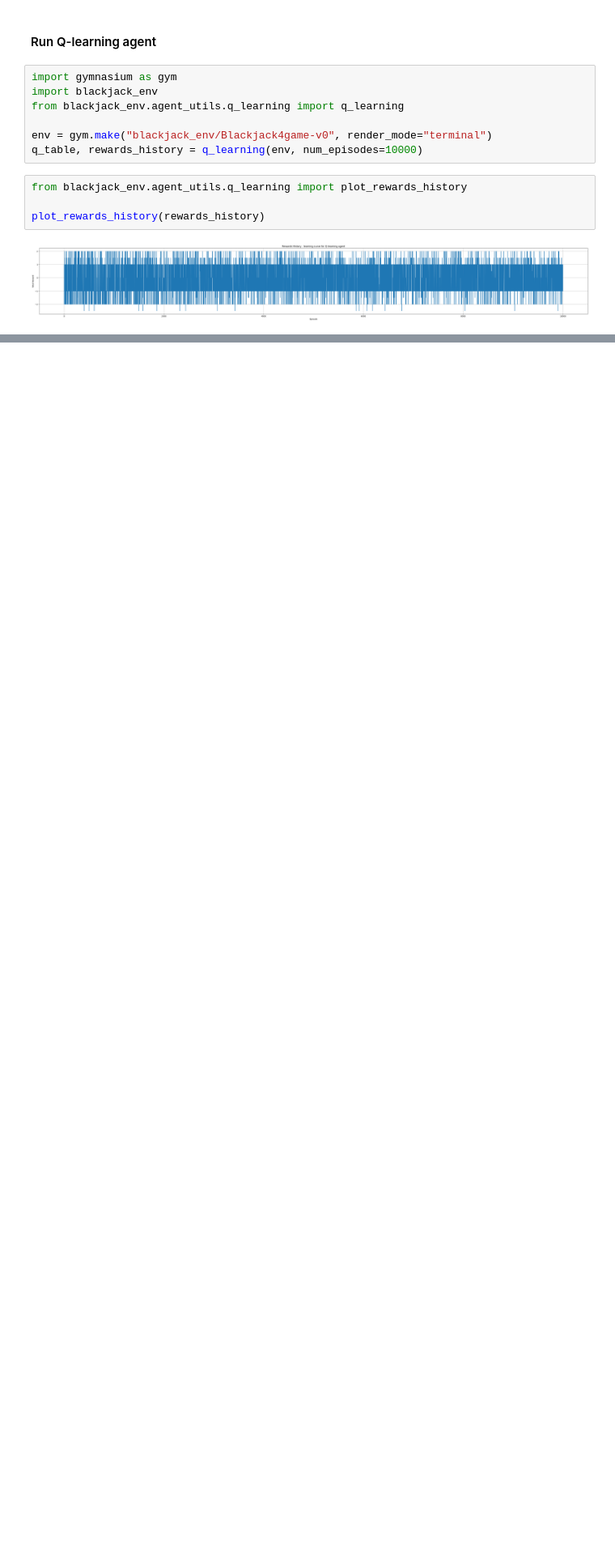
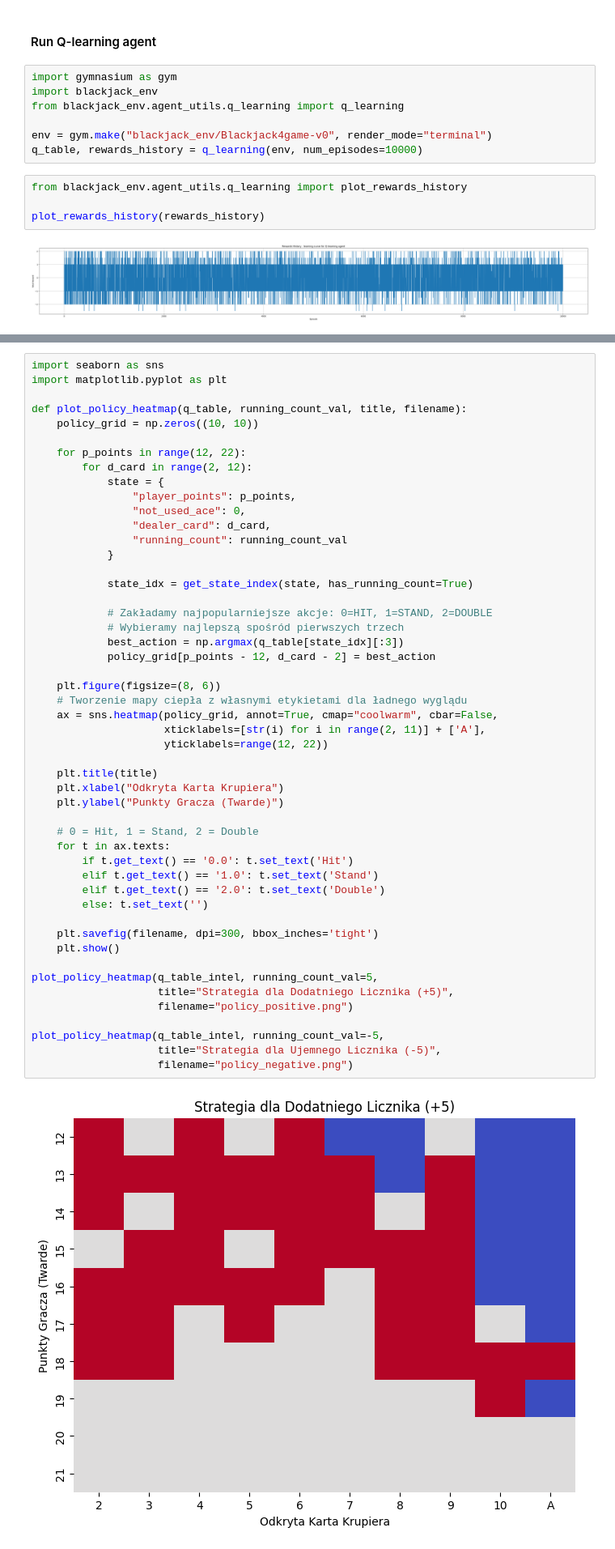
Before and after one commit to jakseluz/blackjack_gym, a Jupyter notebook: main.ipynb, the cells around one changed output, grey strips where cells are left out. Shown at 81% size. Cells and saved outputs as stored; diff of their text form; blank space fills up the shorter version.

```diff
--- a/main.ipynb
+++ b/main.ipynb
@@ -158,0 +177,52 @@ ValueError: Illegal action 3 for this state (masked out).
+# %%
+import seaborn as sns
+import matplotlib.pyplot as plt
+
+def plot_policy_heatmap(q_table, running_count_val, title, filename):
+    policy_grid = np.zeros((10, 10))
+
+    for p_points in range(12, 22):
+        for d_card in range(2, 12):
+            state = {
+                "player_points": p_points,
+                "not_used_ace": 0,
+                "dealer_card": d_card,
+                "running_count": running_count_val
+            }
+
+            state_idx = get_state_index(state, has_running_count=True)
+
+            # Zakładamy najpopularniejsze akcje: 0=HIT, 1=STAND, 2=DOUBLE
+            # Wybieramy najlepszą spośród pierwszych trzech
+            best_action = np.argmax(q_table[state_idx][:3])
+            policy_grid[p_points - 12, d_card - 2] = best_action
+
+    plt.figure(figsize=(8, 6))
+    # Tworzenie mapy ciepła z własnymi etykietami dla ładnego wyglądu
+    ax = sns.heatmap(policy_grid, annot=True, cmap="coolwarm", cbar=False,
+                     xticklabels=[str(i) for i in range(2, 11)] + ['A'],
+                     yticklabels=range(12, 22))
+
+    plt.title(title)
+    plt.xlabel("Odkryta Karta Krupiera")
+    plt.ylabel("Punkty Gracza (Twarde)")
+
+    # 0 = Hit, 1 = Stand, 2 = Double
+    for t in ax.texts:
+        if t.get_text() == '0.0': t.set_text('Hit')
+        elif t.get_text() == '1.0': t.set_text('Stand')
+        elif t.get_text() == '2.0': t.set_text('Double')
+        else: t.set_text('')
+
+    plt.savefig(filename, dpi=300, bbox_inches='tight')
+    plt.show()
+
+plot_policy_heatmap(q_table_intel, running_count_val=5,
+                    title="Strategia dla Dodatniego Licznika (+5)",
+                    filename="policy_positive.png")
+
+plot_policy_heatmap(q_table_intel, running_count_val=-5,
+                    title="Strategia dla Ujemnego Licznika (-5)",
+                    filename="policy_negative.png")
+# %% [output]
+[figure, added]
```
Also changed, not shown: parts of 4 cells of this notebook.
